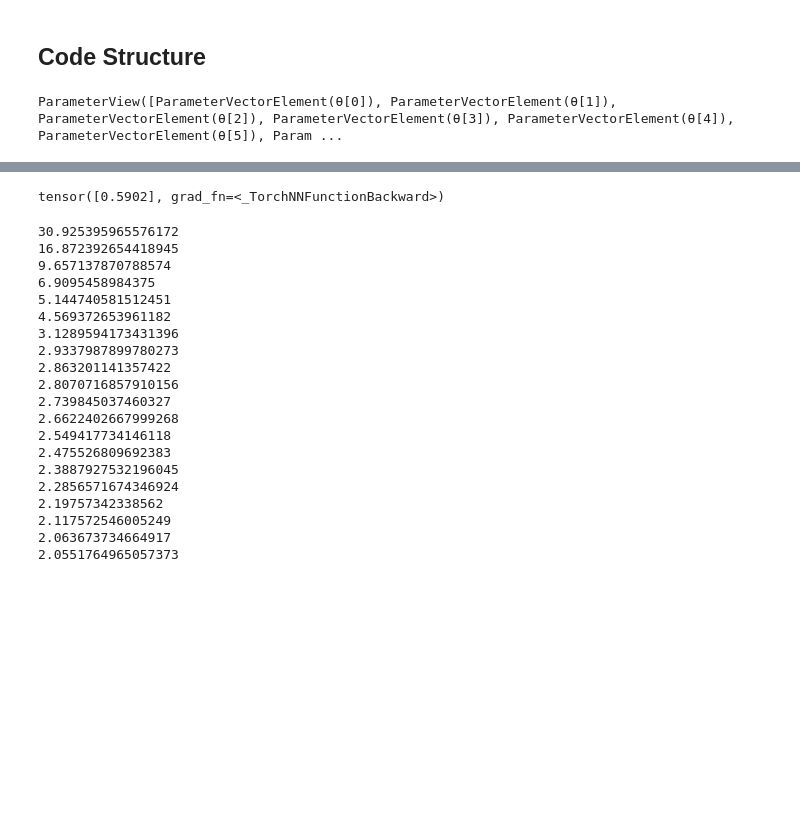
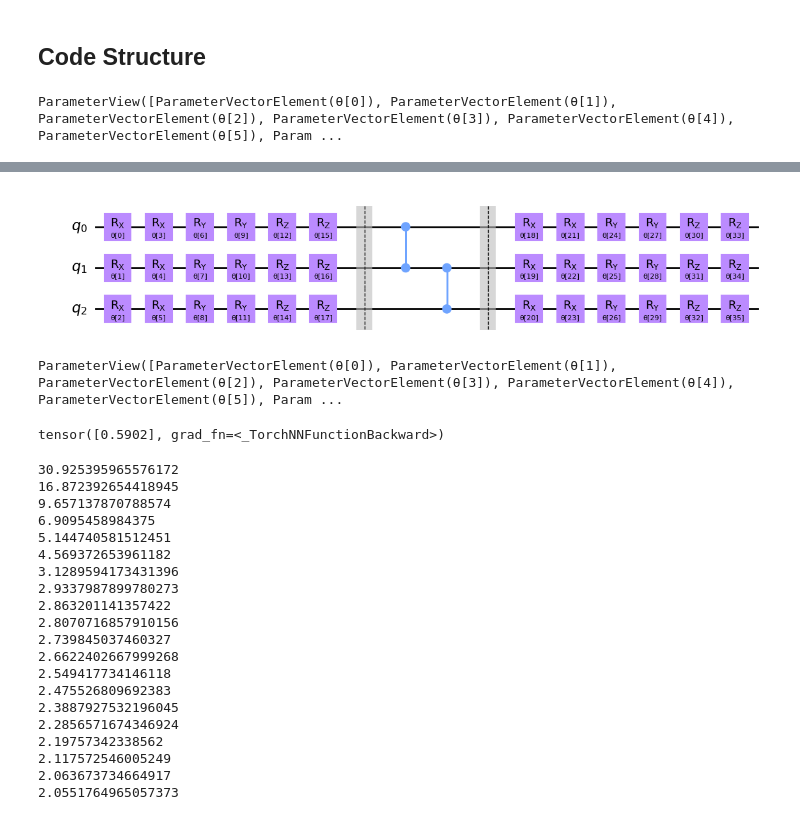
Before and after one commit to ericardomuten/-qamp-spring-23-, a Jupyter notebook: Development Notebook.ipynb, the cells around one changed output, grey strips where cells are left out. Cells and saved outputs as stored; diff of their text form; code cells hidden in the pictures; blank space fills up the shorter version.

```diff
--- a/Development Notebook.ipynb
+++ b/Development Notebook.ipynb
@@ -355,3 +387,12 @@ DRC.circuit.draw('mpl')
+# %%
+two_local_circuit = TwoLocal(3, ['rx', 'rx', 'ry', 'ry', 'rz', 'rz'], 'cz', 'linear', reps=1, insert_barriers=True)
+two_local_circuit.decompose().draw('mpl')
+# %% [output]
+[figure, added]
+# %%
+two_local_circuit.parameters
+# %% [output]
+ParameterView([ParameterVectorElement(θ[0]), ParameterVectorElement(θ[1]), ParameterVectorElement(θ[2]), ParameterVectorElement(θ[3]), ParameterVectorElement(θ[4]), ParameterVectorElement(θ[5]), Param ...
 # %%
 # Setup QNN
 qnn1 = EstimatorQNN(
```
Also changed, not shown: parts of 16 cells of this notebook.
